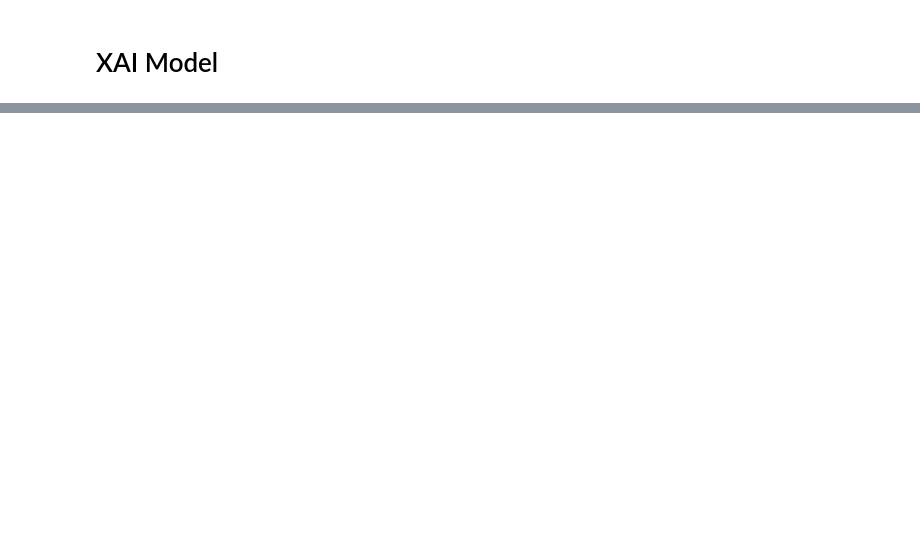
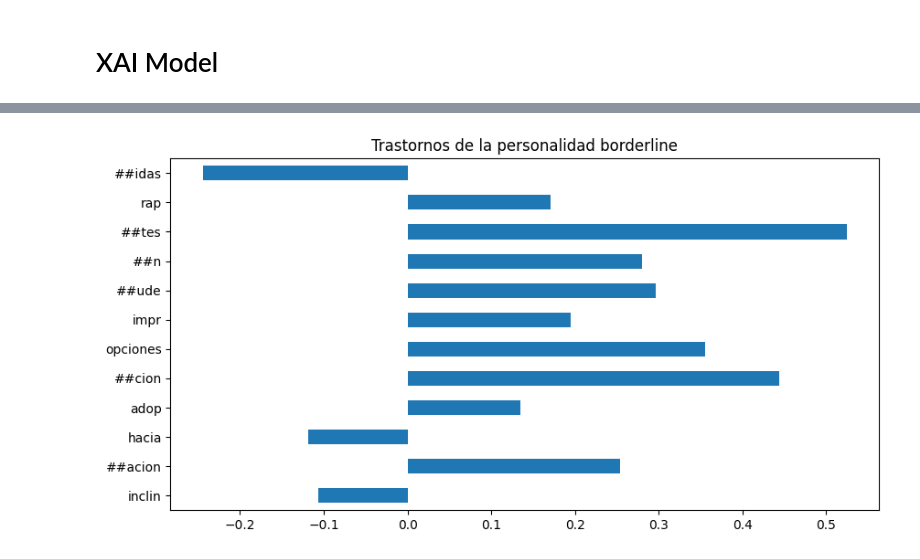
Before and after one commit to edmenciab733/hackaton2023, a Jupyter notebook: diagnostico_trastornos_edgar.ipynb, the cells around one changed output, grey strips where cells are left out. Saved outputs shown, nothing was run; the diff lists cells and outputs as text; code cells hidden in the pictures; blank space fills up the shorter version.

```diff
--- a/diagnostico_trastornos_edgar.ipynb
+++ b/diagnostico_trastornos_edgar.ipynb
@@ -459,0 +501,5 @@ exp_model.explain(sample)
+# %%
+texto3 = 'Inclinación hacia la adopción de opciones imprudentes y rápidas.'
+exp_model.explain(clean_text(texto3))
+# %% [output]
+[figure, added]
```
Also changed, not shown: parts of 22 cells of this notebook.
